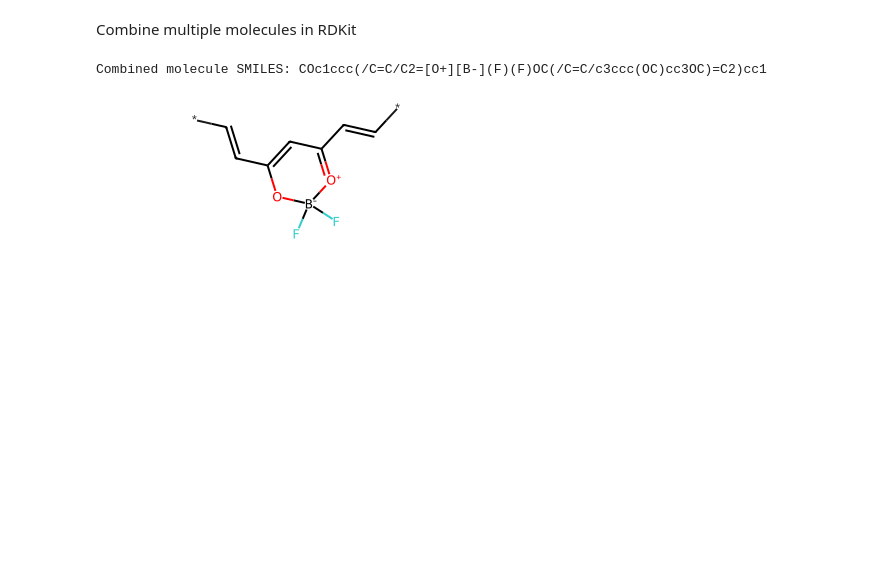
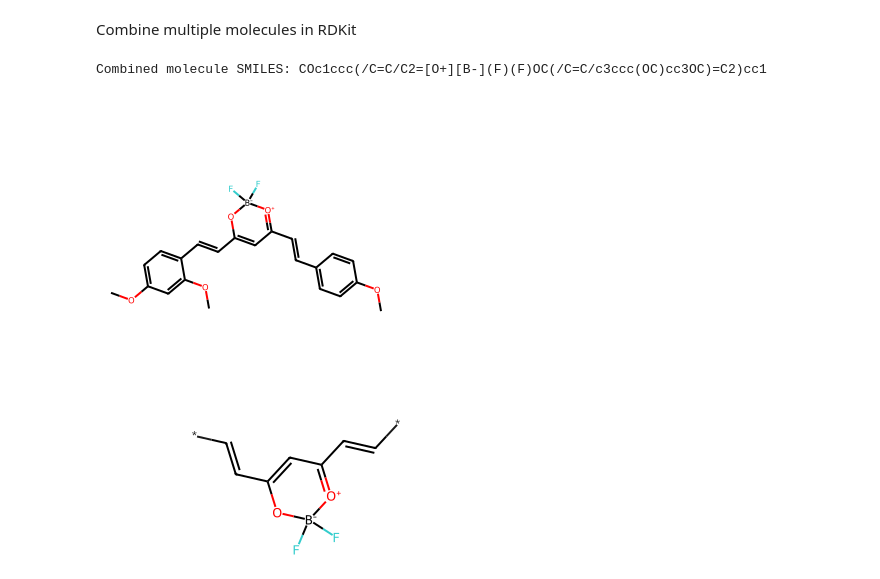
Before and after one commit to chamodpeiris/Curcumin_BendGap_Cheminfo, a Jupyter notebook: Cucumines/Curcumin_NewMolecules_Pred/curcumin_molecule_permutation.ipynb, the cells around one changed output. Saved outputs shown, nothing was run; the diff lists cells and outputs as text; code cells hidden in the pictures; blank space fills up the shorter version.

```diff
--- a/Cucumines/Curcumin_NewMolecules_Pred/curcumin_molecule_permutation.ipynb
+++ b/Cucumines/Curcumin_NewMolecules_Pred/curcumin_molecule_permutation.ipynb
@@ -43,6 +43,11 @@ combo_smiles = combo_smiles.replace('*', '')
 print("Combined molecule SMILES:", combo_smiles)
 # %% [output]
 Combined molecule SMILES: COc1ccc(/C=C/C2=[O+][B-](F)(F)OC(/C=C/c3ccc(OC)cc3OC)=C2)cc1
+# %%
+molecule = Chem.MolFromSmiles(combo_smiles)
+Draw.MolToImage(molecule, size=(300, 300))
+# %% [output]
+[figure, added]
 # %%
 from rdkit import Chem
 from rdkit.Chem import Draw
```
Also changed, not shown: parts of 2 cells of this notebook.
